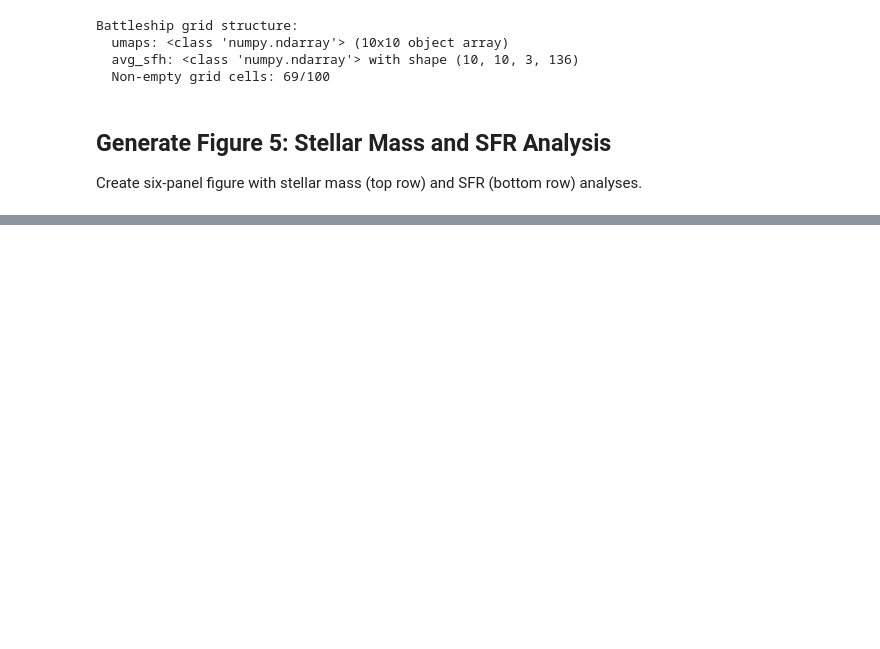
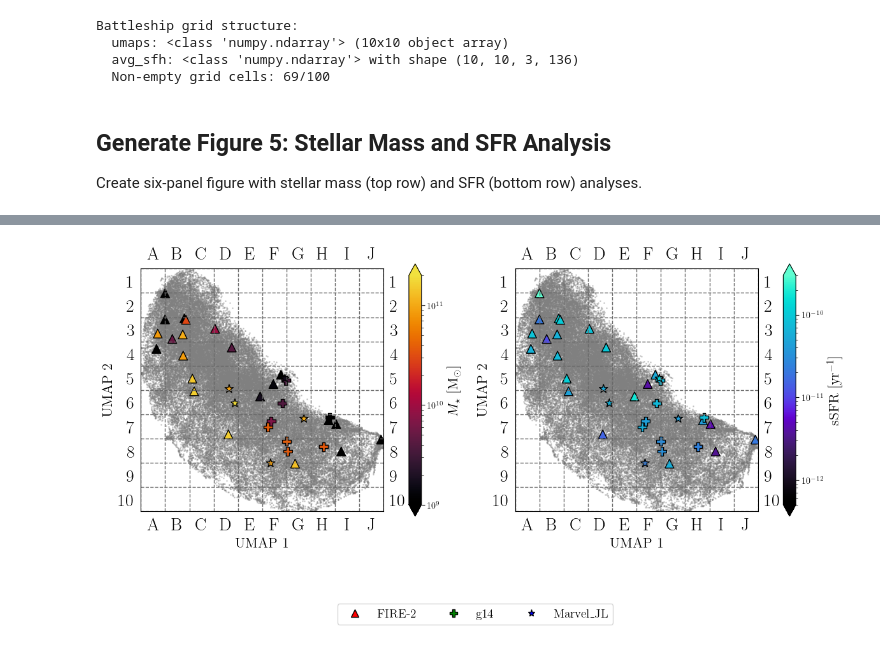
Before and after one commit to joshspeagle/savelli-kustec-gal-sfh, a Jupyter notebook: notebooks/05_figure5_stellar_mass_sfr.ipynb, the cells around one changed output, grey strips where cells are left out. Cells and saved outputs as stored; diff of their text form; code cells hidden in the pictures; blank space fills up the shorter version.

```diff
--- a/notebooks/05_figure5_stellar_mass_sfr.ipynb
+++ b/notebooks/05_figure5_stellar_mass_sfr.ipynb
@@ -162,0 +201,95 @@ Figure 5 (stellar mass and SFR analysis) generated successfully!
+# %%
+# Import zoom simulation constants and markers
+from utils.analysis import zoom_name, zoom_colors, zoom_markers
+from utils.plotting import draw_battleship_grid
+from matplotlib.colors import LogNorm
+
+# Create two-panel figure for zoom simulations
+fig, (ax1, ax2) = plt.subplots(1, 2, figsize=(12, 6))
+
+# Left panel: Stellar Mass
+# Plot main simulation data in background (grey)
+for sim in sim_name:
+    if sim_data[sim] is not None:
+        ax1.scatter(sim_data[sim]['umap'][:,0], sim_data[sim]['umap'][:,1],
+                   s=1, c='grey', alpha=0.3)
+
+# Draw battleship grid
+draw_battleship_grid(ax1)
+
+# Plot zoom simulations colored by stellar mass
+for zoom in zoom_name:
+    if zoom_data[zoom] is not None and zoom_data[zoom]['umap'] is not None:
+        # Use stellar mass for coloring
+        scatter = ax1.scatter(zoom_data[zoom]['umap'][:,0], zoom_data[zoom]['umap'][:,1],
+                             c=zoom_data[zoom]['sm'],
+                             marker=zoom_markers[zoom], s=100,
+                             cmap=cmr.ember, norm=LogNorm(vmin=1e9, vmax=2e11),
+                             edgecolors='k', linewidth=1, label=zoom)
+
+ax1.set_xlim(0, 10)
+ax1.set_ylim(0, 10)
+ax1.set_xlabel('UMAP 1', fontsize=16)
+ax1.set_ylabel('UMAP 2', fontsize=16)
+
+# Add colorbar for stellar mass
+cbar1 = plt.colorbar(scatter, ax=ax1, shrink=0.8, pad=0.08, extend='both')
+cbar1.set_label(SM_axis_label, fontsize=16)
+
+# Right panel: Specific SFR
+# Plot main simulation data in background (grey)
+for sim in sim_name:
+    if sim_data[sim] is not None:
+        ax2.scatter(sim_data[sim]['umap'][:,0], sim_data[sim]['umap'][:,1],
+                   s=1, c='grey', alpha=0.3)
+
+# Draw battleship grid
+draw_battleship_grid(ax2)
+
+# Plot zoom simulations colored by specific SFR
+for zoom in zoom_name:
+    if zoom_data[zoom] is not None and zoom_data[zoom]['umap'] is not None:
+        # Use normalized SFH data (current sSFR is last time bin)
+        ssfr_zoom = zoom_data[zoom]['sfh'][:,-1]  # Get current (z=0) sSFR from normalized data
+        # Filter out zeros and infinities for plotting
+        valid_mask = (ssfr_zoom > 0) & np.isfinite(ssfr_zoom)
+
+        if np.any(valid_mask):
+            scatter2 = ax2.scatter(zoom_data[zoom]['umap'][valid_mask,0],
+                                  zoom_data[zoom]['umap'][valid_mask,1],
+                                  c=ssfr_zoom[valid_mask],
+                                  marker=zoom_markers[zoom], s=100,
+                                  cmap=cmr.cosmic, norm=LogNorm(vmin=5e-13, vmax=3e-10),
+                                  edgecolors='k', linewidth=1, label=zoom)
+
+ax2.set_xlim(0, 10)
+ax2.set_ylim(0, 10)
+ax2.set_xlabel('UMAP 1', fontsize=16)
+ax2.set_ylabel('UMAP 2', fontsize=16)
+
+# Add colorbar for specific SFR
+if 'scatter2' in locals():
+    cbar2 = plt.colorbar(scatter2, ax=ax2, shrink=0.8, pad=0.08, extend='both')
+    cbar2.set_label(sSFR_axis_label, fontsize=16)
+
+# Add legend for zoom simulations
+handles = []
+for zoom in zoom_name:
+    if zoom_data[zoom] is not None and zoom_data[zoom]['umap'] is not None:
+        handles.append(plt.Line2D([0], [0], marker=zoom_markers[zoom], color='w',
+                                 markerfacecolor=zoom_colors[zoom], markersize=8,
+                                 markeredgecolor='k', label=zoom))
+fig.legend(handles=handles, loc='upper center', bbox_to_anchor=(0.5, 0.02), ncol=3, fontsize=14)
+
+plt.tight_layout()
+plt.subplots_adjust(bottom=0.15)
+
+# Save figure
+plt.savefig('../figures/umap_zoom_sm_sfr.png', bbox_inches='tight', dpi=300)
+plt.savefig('../figures/umap_zoom_sm_sfr.pdf', bbox_inches='tight')
+
+plt.show()
+
+print("Zoom simulation two-panel figure generated successfully!")
+# %% [output]
+[figure, added]
```
Also changed, not shown: parts of 6 cells of this notebook, 4 other files.
